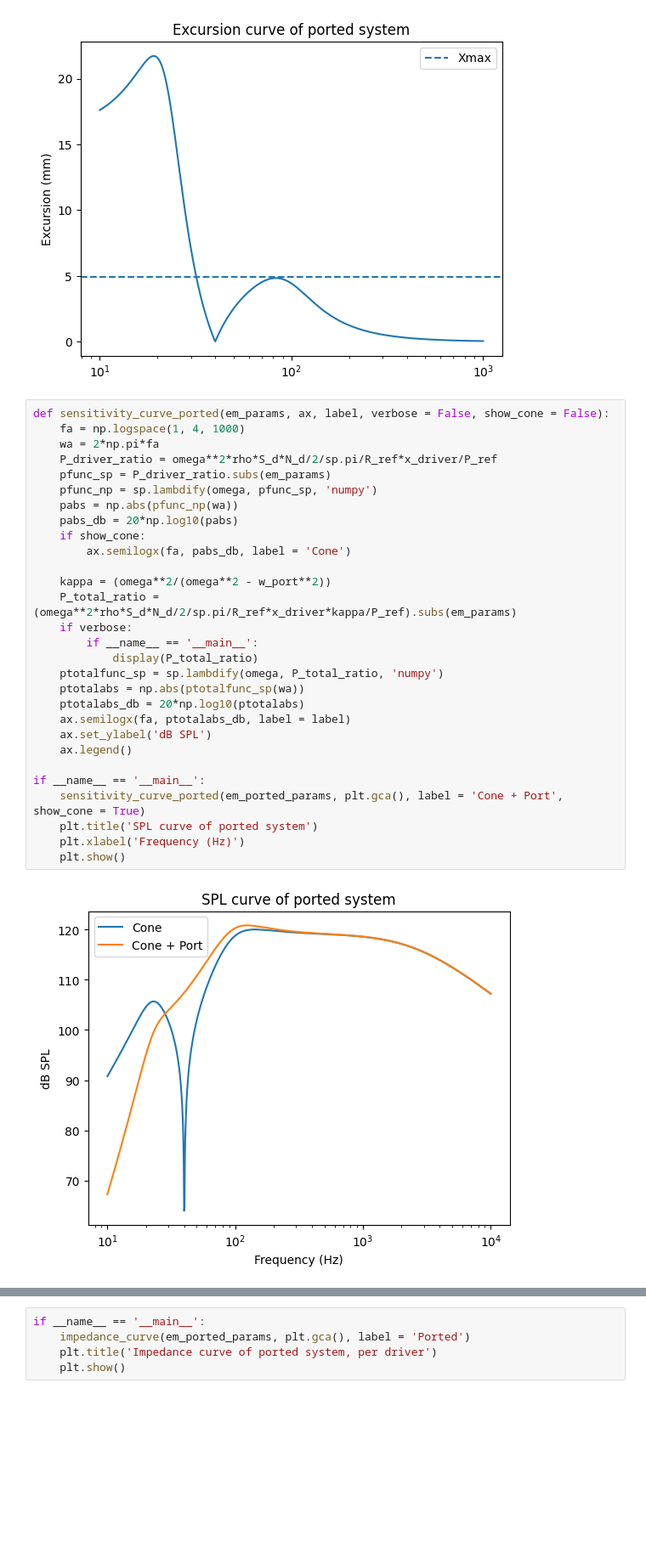
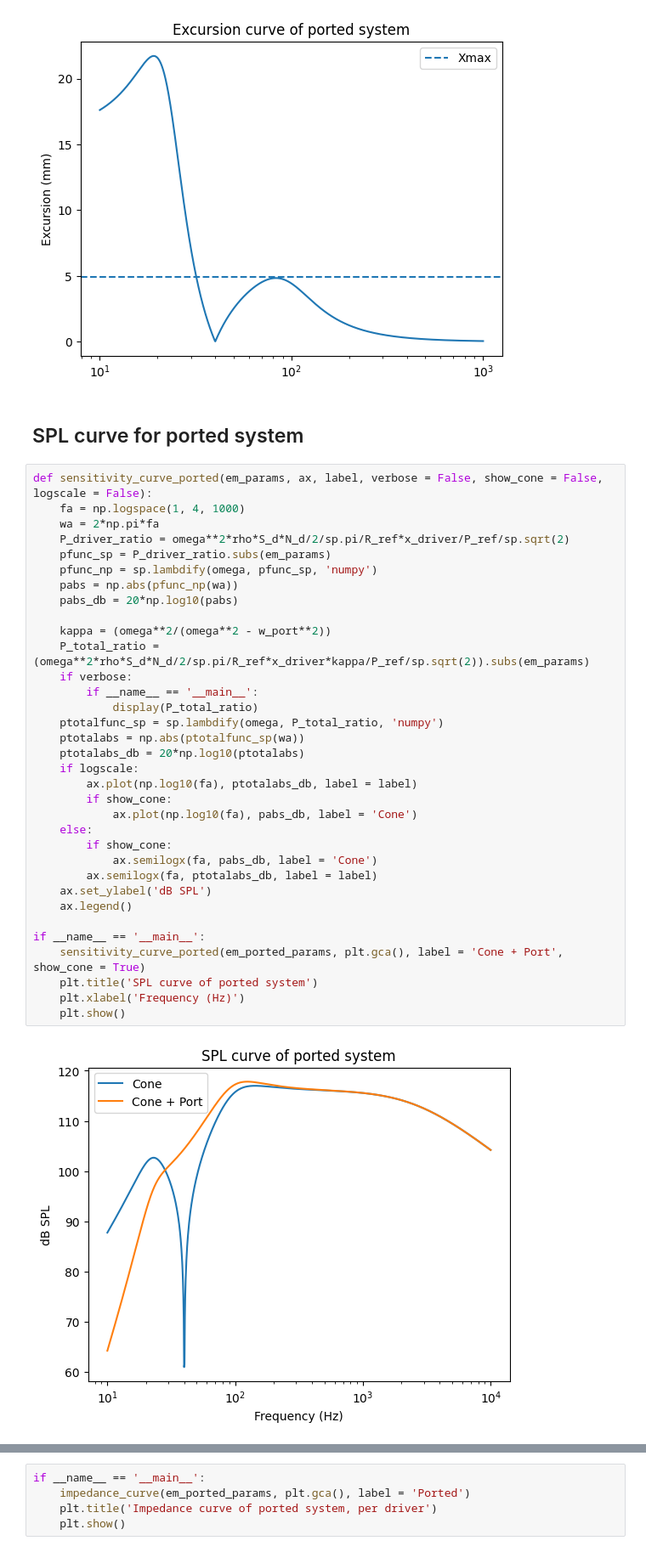
Before and after one commit to bassistTech/bassistTech.github.io, a Jupyter notebook: SpeakerTheory/speakerTheorySympy.ipynb, the cells around one changed output, grey strips where cells are left out. Shown at 85% size. Drawn from its saved outputs; the diff is of its cells as text; blank space fills up the shorter version.

```diff
--- a/SpeakerTheory/speakerTheorySympy.ipynb
+++ b/SpeakerTheory/speakerTheorySympy.ipynb
@@ -658,34 +713,41 @@ if __name__ == '__main__':
     plt.show()
 # %% [output]
 [figure]
+# %% [markdown]
+## SPL curve for ported system
 # %%
-def sensitivity_curve_ported(em_params, ax, label, verbose = False, show_cone = False):
+def sensitivity_curve_ported(em_params, ax, label, verbose = False, show_cone = False, logscale = False):
     fa = np.logspace(1, 4, 1000)
     wa = 2*np.pi*fa
-    P_driver_ratio = omega**2*rho*S_d*N_d/2/sp.pi/R_ref*x_driver/P_ref
+    P_driver_ratio = omega**2*rho*S_d*N_d/2/sp.pi/R_ref*x_driver/P_ref/sp.sqrt(2)
     pfunc_sp = P_driver_ratio.subs(em_params)
     pfunc_np = sp.lambdify(omega, pfunc_sp, 'numpy')
     pabs = np.abs(pfunc_np(wa))
     pabs_db = 20*np.log10(pabs)
-    if show_cone:
-        ax.semilogx(fa, pabs_db, label = 'Cone')
 
     kappa = (omega**2/(omega**2 - w_port**2))
-    P_total_ratio = (omega**2*rho*S_d*N_d/2/sp.pi/R_ref*x_driver*kappa/P_ref).subs(em_params)
+    P_total_ratio = (omega**2*rho*S_d*N_d/2/sp.pi/R_ref*x_driver*kappa/P_ref/sp.sqrt(2)).subs(em_params)
     if verbose:
         if __name__ == '__main__':
             display(P_total_ratio)
     ptotalfunc_sp = sp.lambdify(omega, P_total_ratio, 'numpy')
     ptotalabs = np.abs(ptotalfunc_sp(wa))
     ptotalabs_db = 20*np.log10(ptotalabs)
-    ax.semilogx(fa, ptotalabs_db, label = label)
+    if logscale:
+        ax.plot(np.log10(fa), ptotalabs_db, label = label)
+        if show_cone:
+            ax.plot(np.log10(fa), pabs_db, label = 'Cone')
+    else:
+        if show_cone:
+            ax.semilogx(fa, pabs_db, label = 'Cone')
+        ax.semilogx(fa, ptotalabs_db, label = label)
     ax.set_ylabel('dB SPL')
     ax.legend()
 
 if __name__ == '__main__':
     sensitivity_curve_ported(em_ported_params, plt.gca(), label = 'Cone + Port', show_cone = True)
     plt.title('SPL curve of ported system')
     plt.xlabel('Frequency (Hz)')
     plt.show()
 # %% [output]
-[figure, old version]
+[figure, new version]
```
Also changed, not shown: parts of 27 cells of this notebook, 8 other files.
